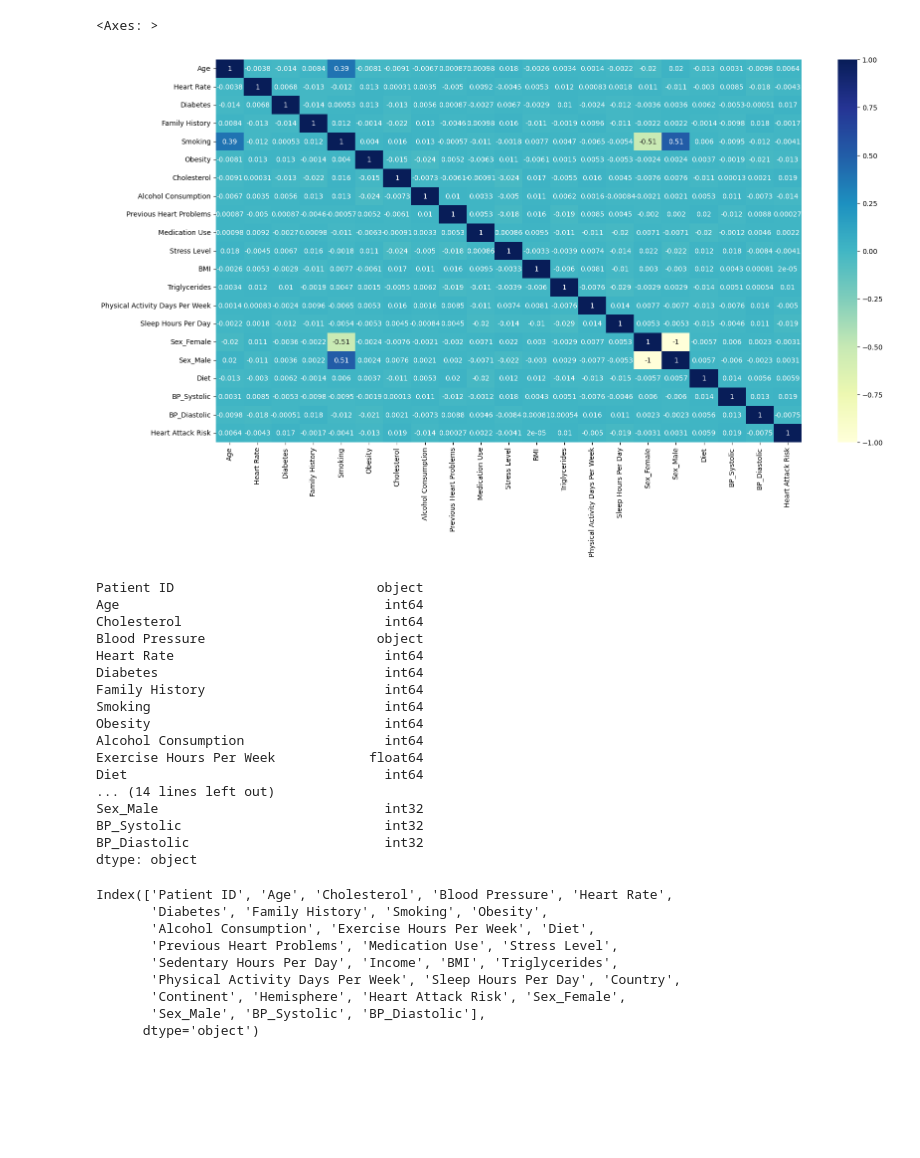
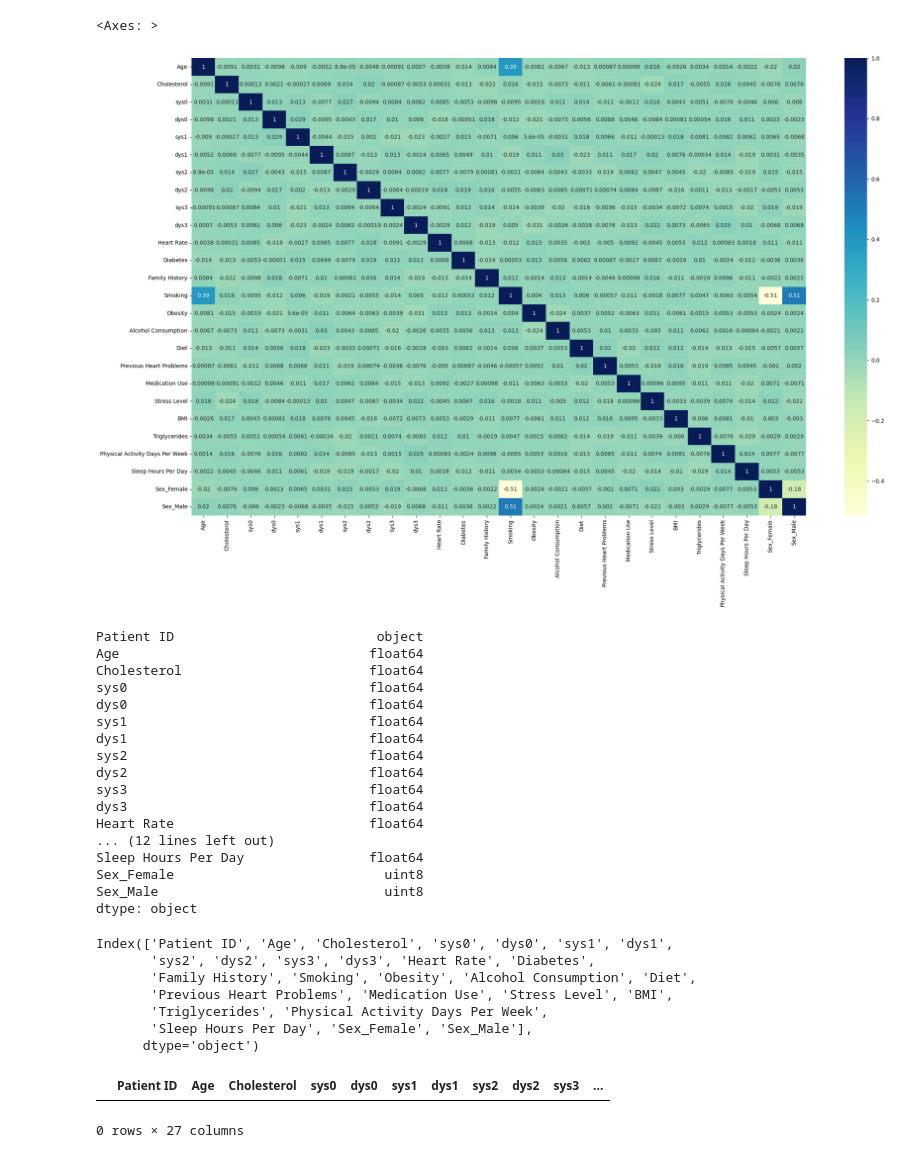
Before and after one commit to Rhapsody360/-safety, a Jupyter notebook: hypertensive_disease.p.ipynb, the cells around one changed output. Drawn from its saved outputs; the diff is of its cells as text; code cells hidden in the pictures; blank space fills up the shorter version.

Commit message:
multiple changes
removed sequential model, changed the dataset to an unlabeled one.

```diff
--- a/hypertensive_disease.p.ipynb
+++ b/hypertensive_disease.p.ipynb
@@ -7,7 +7,7 @@ from keras.models import Sequential
 from keras.layers import Dense
 from keras import optimizers
 # %%
-data = pd.read_csv("heart_attack_prediction_dataset.csv")
+data = pd.read_csv("heart_attack_prediction_dataset (1).csv")
 # %%
 data.head()
 # %% [output]
@@ -69,12 +72,13 @@ data = pd.get_dummies(data, columns = ['Sex'])
 # %%
-data['BP_Systolic'] = data['Blood Pressure'].apply(lambda x: x.split('/')[0])
-data['BP_Diastolic'] = data['Blood Pressure'].apply(lambda x: x.split('/')[1])
+# data['BP_Systolic'] = data['Blood Pressure'].apply(lambda x: x.split('/')[0])
+# data['BP_Diastolic'] = data['Blood Pressure'].apply(lambda x: x.split('/')[1])
 # %%
 ordinal_map = {'Healthy':3,'Average':2,'Unhealthy':1}
 data['Diet'] = data['Diet'].map(ordinal_map)
 # %%
-cat_columns = ['Sex_Female','Sex_Male','BP_Systolic','BP_Diastolic']
-data[cat_columns] = data[cat_columns].astype(int)
+# cat_columns = ['Sex_Female','Sex_Male','BP_Systolic','BP_Diastolic']
+cat_columns = ['Sex_Female','Sex_Male']
+#data[cat_columns] = data[cat_columns].astype(int)
 # %%
 # plt.figure(figsize=(8, 7))
 # for i in ctg_data.columns:
@@ -93,48 +118,45 @@ data[cat_columns] = data[cat_columns].astype(int)
 # %%
-plt.figure(figsize = (19,10))
-sns.heatmap(data[['Age','Heart Rate', 'Diabetes', 'Family History', 'Smoking', 'Obesity',
-      'Cholesterol','Alcohol Consumption',
-      'Previous Heart Problems', 'Medication Use', 'Stress Level',
-       'BMI', 'Triglycerides',
-       'Physical Activity Days Per Week', 'Sleep Hours Per Day',
-       'Sex_Female','Sex_Male','Diet','BP_Systolic','BP_Diastolic',
-       'Heart Attack Risk']].corr(), cmap="YlGnBu",
+plt.figure(figsize = (25,15))
+sns.heatmap(data[['Patient ID', 'Age', 'Cholesterol', 'sys0', 'dys0', 'sys1',
+       'dys1', 'sys2', 'dys2', 'sys3', 'dys3', 'Heart Rate', 'Diabetes',
+       'Family History', 'Smoking', 'Obesity', 'Alcohol Consumption', 'Diet',
+       'Previous Heart Problems', 'Medication Use', 'Stress Level', 'BMI',
+       'Triglycerides', 'Physical Activity Days Per Week',
+       'Sleep Hours Per Day', 'Sex_Female','Sex_Male']].corr(), cmap="YlGnBu",
             annot=True)
 # %% [output]
 <Axes: >
-[figure, old version]
+[figure, new version]
 # %%
 #data = pd.get_dummies(data, columns = ['Country','Continent','Hemisphere'])
 # %%
 data.dtypes
 # %% [output]
 Patient ID                          object
-Age                                  int64
-Cholesterol                          int64
-Blood Pressure                      object
-Heart Rate                           int64
-Diabetes                             int64
-Family History                       int64
-Smoking                              int64
-Obesity                              int64
-Alcohol Consumption                  int64
-Exercise Hours Per Week            float64
-Diet                                 int64
-... (14 lines left out)
-Sex_Male                             int32
-BP_Systolic                          int32
-BP_Diastolic                         int32
+Age                                float64
+Cholesterol                        float64
+sys0                               float64
+dys0                               float64
+sys1                               float64
+dys1                               float64
+sys2                               float64
+dys2                               float64
+sys3                               float64
+dys3                               float64
+Heart Rate                         float64
+... (12 lines left out)
+Sleep Hours Per Day                float64
+Sex_Female                           uint8
+Sex_Male                             uint8
 dtype: object
 # %%
 data.columns
 # %% [output]
-Index(['Patient ID', 'Age', 'Cholesterol', 'Blood Pressure', 'Heart Rate',
-       'Diabetes', 'Family History', 'Smoking', 'Obesity',
-       'Alcohol Consumption', 'Exercise Hours Per Week', 'Diet',
-       'Previous Heart Problems', 'Medication Use', 'Stress Level',
-       'Sedentary Hours Per Day', 'Income', 'BMI', 'Triglycerides',
-       'Physical Activity Days Per Week', 'Sleep Hours Per Day', 'Country',
-       'Continent', 'Hemisphere', 'Heart Attack Risk', 'Sex_Female',
-       'Sex_Male', 'BP_Systolic', 'BP_Diastolic'],
+Index(['Patient ID', 'Age', 'Cholesterol', 'sys0', 'dys0', 'sys1', 'dys1',
+       'sys2', 'dys2', 'sys3', 'dys3', 'Heart Rate', 'Diabetes',
+       'Family History', 'Smoking', 'Obesity', 'Alcohol Consumption', 'Diet',
+       'Previous Heart Problems', 'Medication Use', 'Stress Level', 'BMI',
+       'Triglycerides', 'Physical Activity Days Per Week',
+       'Sleep Hours Per Day', 'Sex_Female', 'Sex_Male'],
       dtype='object')
 # %%
@@ -150,2 +170,8 @@ Y = data [['Heart Attack Risk']]
+# %%
+df = data.loc[(data["Sex_Female"] == 1) & (data["Sex_Male"] == 1)]
+df.head()
+# %% [output]
+|  | Patient ID | Age | Cholesterol | sys0 | dys0 | sys1 | dys1 | sys2 | dys2 | sys3 | ... |
+0 rows × 27 columns
 # %%
 train_x = X
```
Also changed, not shown: parts of 14 cells of this notebook, 1 other file.
